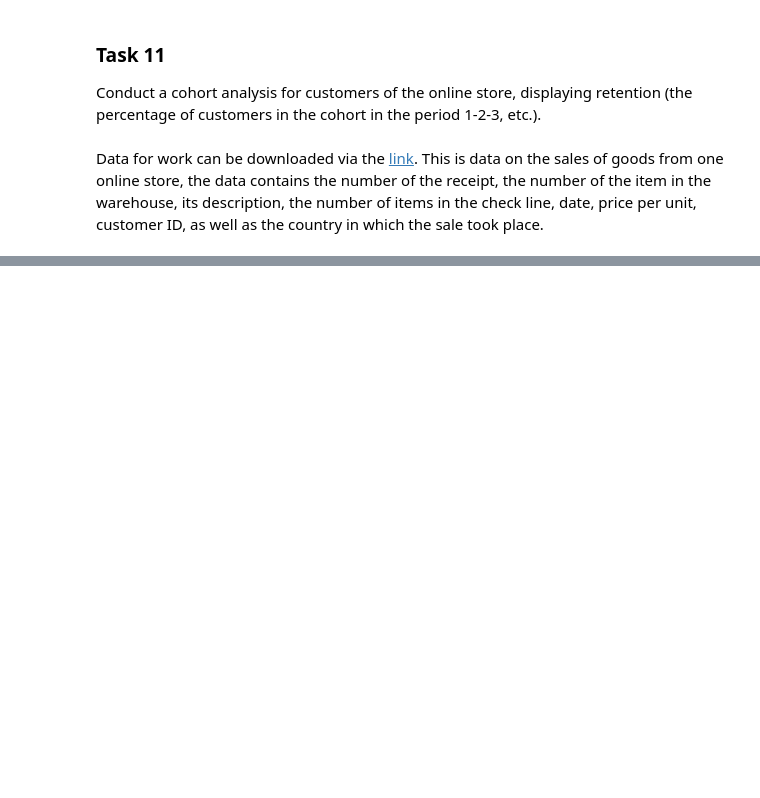
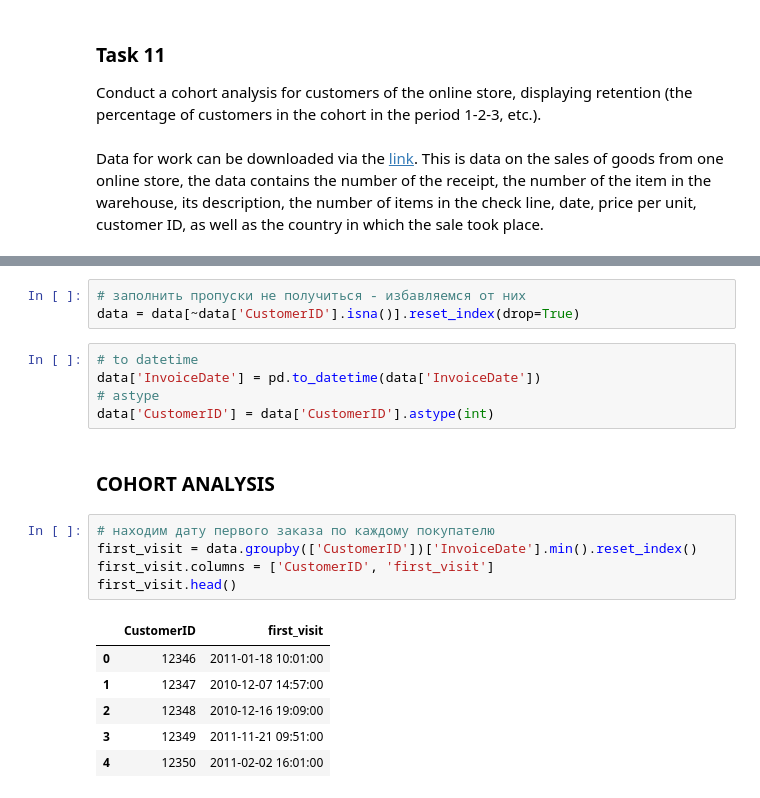
Before and after one commit to YAKOROLEVAZAMKA/emc, a Jupyter notebook: Pandas&Analytics.ipynb, the cells around one changed output, grey strips where cells are left out. Cells and saved outputs as stored; diff of their text form; blank space fills up the shorter version.

```diff
--- a/Pandas&Analytics.ipynb
+++ b/Pandas&Analytics.ipynb
@@ -70,0 +111,22 @@ data
+# %%
+# заполнить пропуски не получиться - избавляемся от них
+data = data[~data['CustomerID'].isna()].reset_index(drop=True)
+# %%
+# to datetime
+data['InvoiceDate'] = pd.to_datetime(data['InvoiceDate'])
+# astype
+data['CustomerID'] = data['CustomerID'].astype(int)
+# %% [markdown]
+### COHORT ANALYSIS
+# %%
+# находим дату первого заказа по каждому покупателю
+first_visit = data.groupby(['CustomerID'])['InvoiceDate'].min().reset_index()
+first_visit.columns = ['CustomerID', 'first_visit']
+first_visit.head()
+# %% [output]
+|  | CustomerID | first_visit |
+| 0 | 12346 | 2011-01-18 10:01:00 |
+| 1 | 12347 | 2010-12-07 14:57:00 |
+| 2 | 12348 | 2010-12-16 19:09:00 |
+| 3 | 12349 | 2011-11-21 09:51:00 |
+| 4 | 12350 | 2011-02-02 16:01:00 |
```
Also changed, not shown: parts of 9 cells of this notebook.
